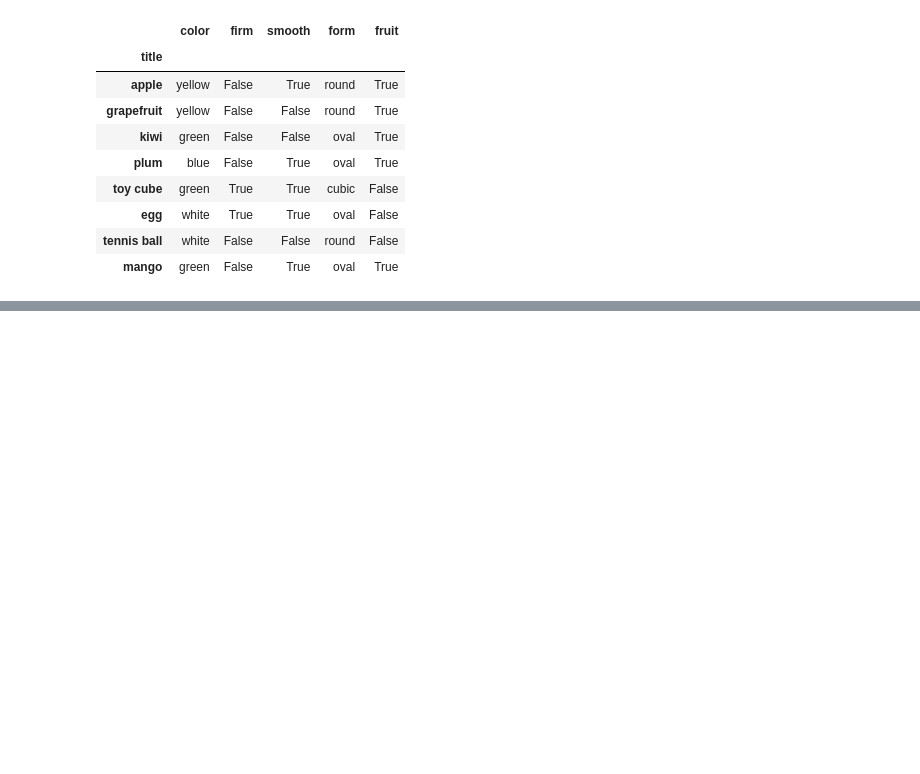
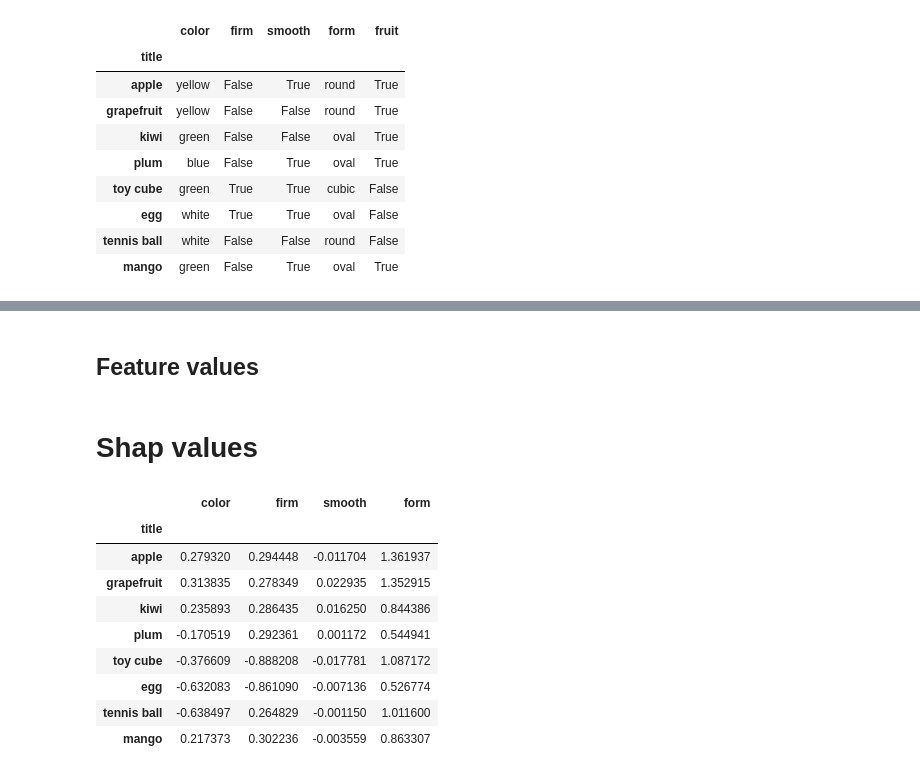
Before and after one commit to EgorDudyrev/FCA_BB_interpret, a Jupyter notebook: notebooks/2020.01.16-Mango_ds_interpret.ipynb, the cells around one changed output, grey strips where cells are left out. Drawn from its saved outputs; the diff is of its cells as text; code cells hidden in the pictures; blank space fills up the shorter version.

```diff
--- a/notebooks/2020.01.16-Mango_ds_interpret.ipynb
+++ b/notebooks/2020.01.16-Mango_ds_interpret.ipynb
@@ -74,0 +225,20 @@ fig.show()
+# %% [markdown]
+## Feature values
+# %% [markdown]
+# Shap values
+# %%
+sv = cb.get_feature_importance(pool, type='ShapValues')
+expected_value = sv[0,-1]
+sv_ds = pd.DataFrame(sv[:,:-1], columns=pool.get_feature_names(), index=mango_ds.index)
+sv_ds
+# %% [output]
+|  | color | firm | smooth | form |
+| title |  |  |  |  |
+| apple | 0.279320 | 0.294448 | -0.011704 | 1.361937 |
+| grapefruit | 0.313835 | 0.278349 | 0.022935 | 1.352915 |
+| kiwi | 0.235893 | 0.286435 | 0.016250 | 0.844386 |
+| plum | -0.170519 | 0.292361 | 0.001172 | 0.544941 |
+| toy cube | -0.376609 | -0.888208 | -0.017781 | 1.087172 |
+| egg | -0.632083 | -0.861090 | -0.007136 | 0.526774 |
+| tennis ball | -0.638497 | 0.264829 | -0.001150 | 1.011600 |
+| mango | 0.217373 | 0.302236 | -0.003559 | 0.863307 |
```
Also changed, not shown: parts of 33 cells of this notebook, 1 other file.
